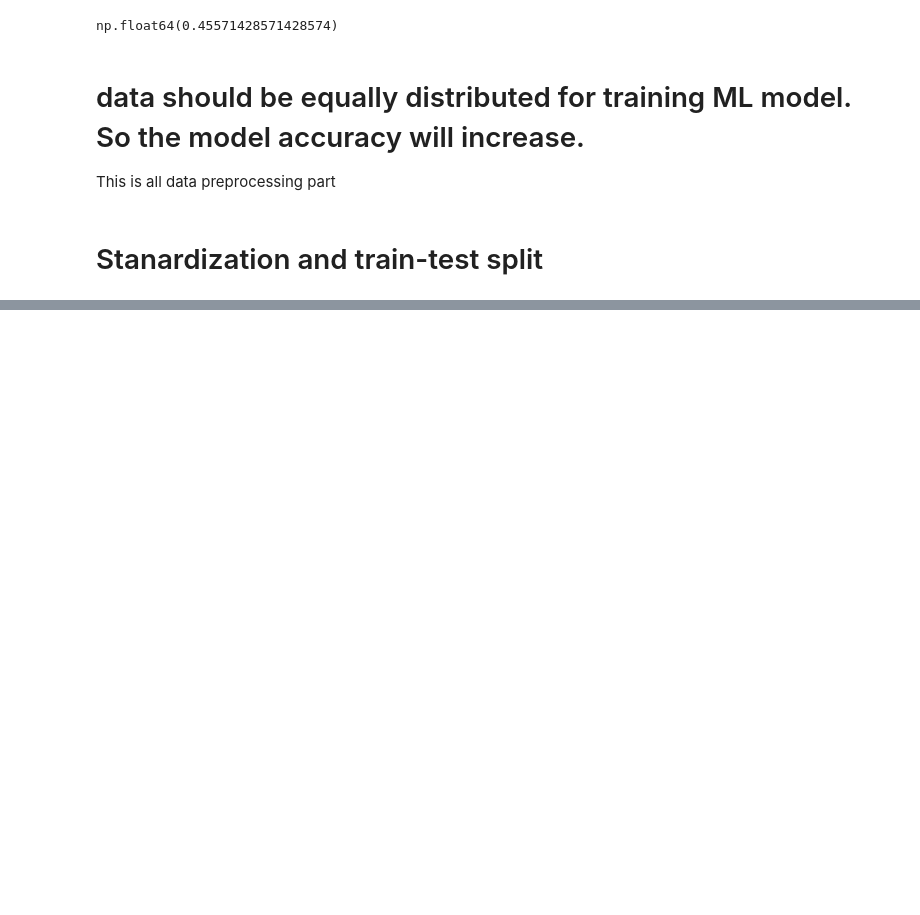
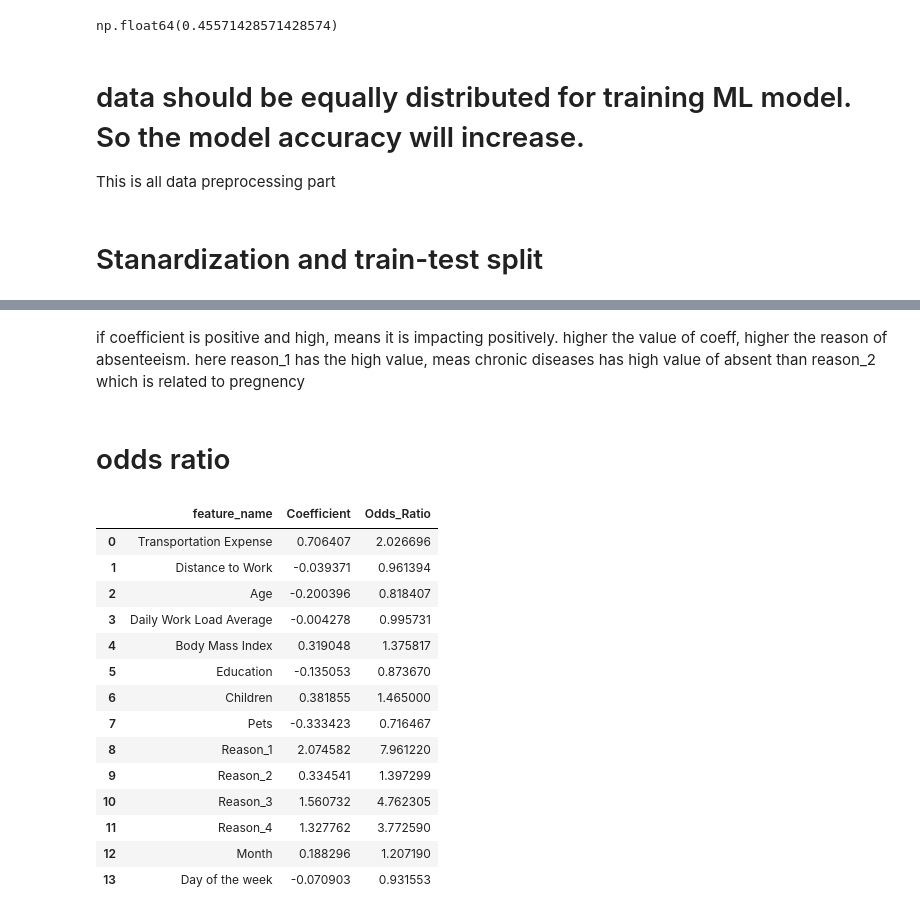
Before and after one commit to SachinGunjal001/Python-for-Machine-Learning, a Jupyter notebook: Absenteeism Prediction in Workplace Project/Absenteeism Prediction.ipynb, the cells around one changed output, grey strips where cells are left out. Saved outputs shown, nothing was run; the diff lists cells and outputs as text; code cells hidden in the pictures; blank space fills up the shorter version.

```diff
--- a/Absenteeism Prediction in Workplace Project/Absenteeism Prediction.ipynb
+++ b/Absenteeism Prediction in Workplace Project/Absenteeism Prediction.ipynb
@@ -219,0 +297,4 @@ This is all data preprocessing part
+# %%
+reg = LogisticRegression()
+# %%
+reg.fit(x_train, y_train)
@@ -219,0 +399,6 @@ This is all data preprocessing part
+# %%
+feature_name = unscaled_inputs.columns.values
+# %%
+summary_table = pd.DataFrame(columns=['feature_name'], data = feature_name)
+summary_table['Coefficient'] = np.transpose(reg.coef_)
+summary_table
@@ -219,0 +421,24 @@ This is all data preprocessing part
+# %% [markdown]
+if coefficient is positive and high, means it is impacting positively. higher the value of coeff, higher the reason of absenteeism.
+ here reason_1 has the high value, meas chronic diseases has high value of absent than reason_2 which is related to pregnency
+# %% [markdown]
+# odds ratio
+# %%
+summary_table['Odds_Ratio'] = np.exp(summary_table.Coefficient)
+summary_table
+# %% [output]
+|  | feature_name | Coefficient | Odds_Ratio |
+| 0 | Transportation Expense | 0.706407 | 2.026696 |
+| 1 | Distance to Work | -0.039371 | 0.961394 |
+| 2 | Age | -0.200396 | 0.818407 |
+| 3 | Daily Work Load Average | -0.004278 | 0.995731 |
+| 4 | Body Mass Index | 0.319048 | 1.375817 |
+| 5 | Education | -0.135053 | 0.873670 |
+| 6 | Children | 0.381855 | 1.465000 |
+| 7 | Pets | -0.333423 | 0.716467 |
+| 8 | Reason_1 | 2.074582 | 7.961220 |
+| 9 | Reason_2 | 0.334541 | 1.397299 |
+| 10 | Reason_3 | 1.560732 | 4.762305 |
+| 11 | Reason_4 | 1.327762 | 3.772590 |
+| 12 | Month | 0.188296 | 1.207190 |
+| 13 | Day of the week | -0.070903 | 0.931553 |
```
Also changed, not shown: parts of 33 cells of this notebook.
